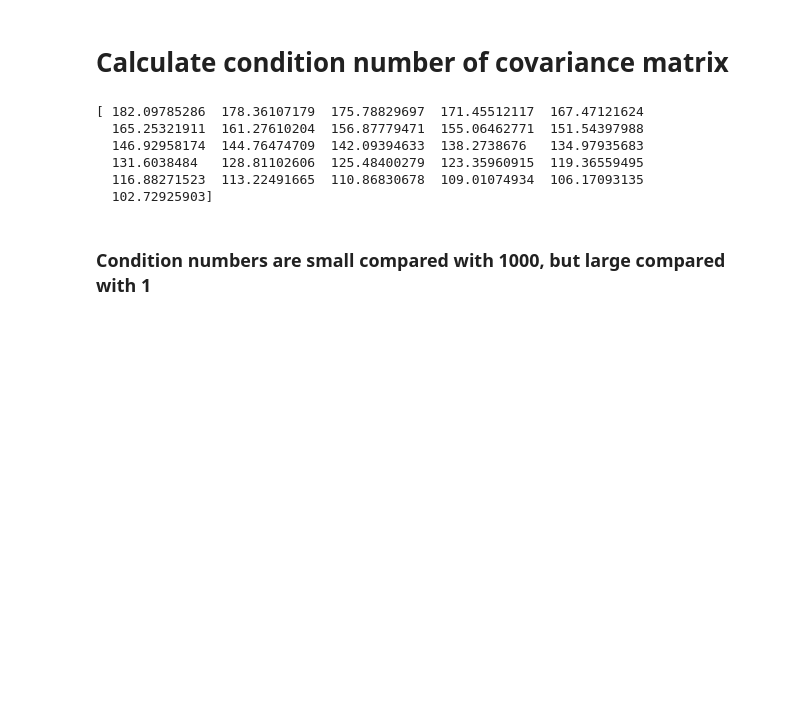
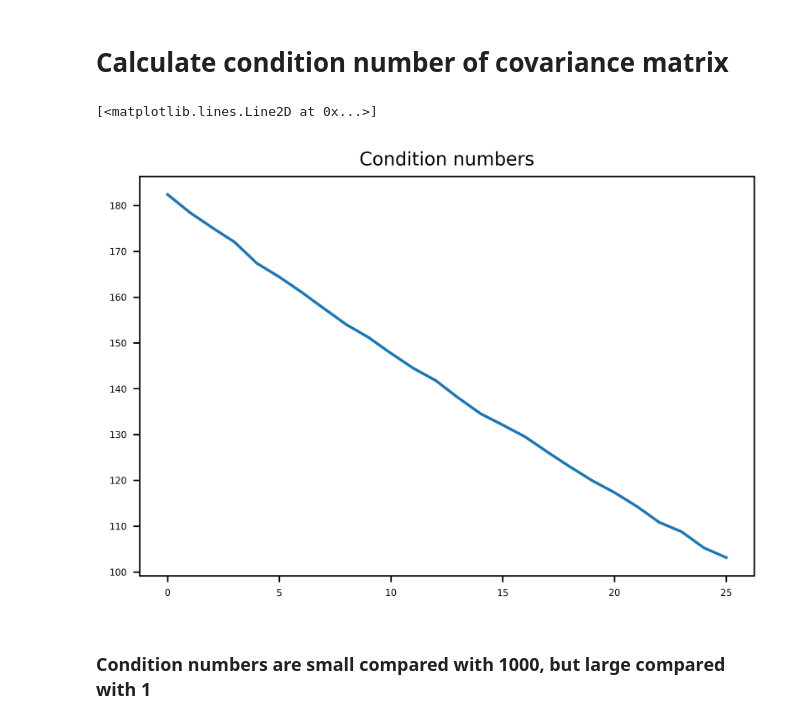
Before and after one commit to EgorPristanskiy/ExpDataProcessing, a Jupyter notebook: Lab9/Lab9.ipynb, the cells around one changed output. Cells and saved outputs as stored; diff of their text form; code cells hidden in the pictures; blank space fills up the shorter version.

```diff
--- a/Lab9/Lab9.ipynb
+++ b/Lab9/Lab9.ipynb
@@ -40,6 +40,12 @@ def convert_to_polar(X):
     D = (x**2 + y**2) ** 0.5
     b = np.arctan(x / y)
     return b, D
+# %%
+from numpy.linalg import eig
+
+def cond_number(R):
+    λs, _ = eig(R)
+    return max(λs) / min(λs)
 # %% [markdown]
 # Generate a true trajectory
 # %%
@@ -214,16 +220,15 @@ ax.set_xlabel(r'$\beta$', fontsize = 7);
 ###  The dependence in this region is exactly linear
 # %% [markdown]
 # Calculate condition number of covariance matrix
-# %%
-cond_number = D_m ** 2 * sigma_b ** 2 / sigma_D ** 2
-print(cond_number)
-# %% [output]
-[ 182.09785286  178.36107179  175.78829697  171.45512117  167.47121624
-  165.25321911  161.27610204  156.87779471  155.06462771  151.54397988
-  146.92958174  144.76474709  142.09394633  138.2738676   134.97935683
-  131.6038484   128.81102606  125.48400279  123.35960915  119.36559495
-  116.88271523  113.22491665  110.86830678  109.01074934  106.17093135
-  102.72925903]
+# %%
+cond_numbers = [cond_number(x) for x in R]
+
+fig, ax = plt.subplots(1,1, figsize=(6,4), dpi = 600, sharex = True)
+ax.set_title(r'Condition numbers', fontsize = 10)
+ax.plot(cond_numbers)
+# %% [output]
+[<matplotlib.lines.Line2D at 0x...>]
+[figure, added]
 # %% [markdown]
 ### Condition numbers are small compared with 1000, but large compared with 1
 # %% [markdown]
```
Also changed, not shown: parts of 10 cells of this notebook, 13 other files.
